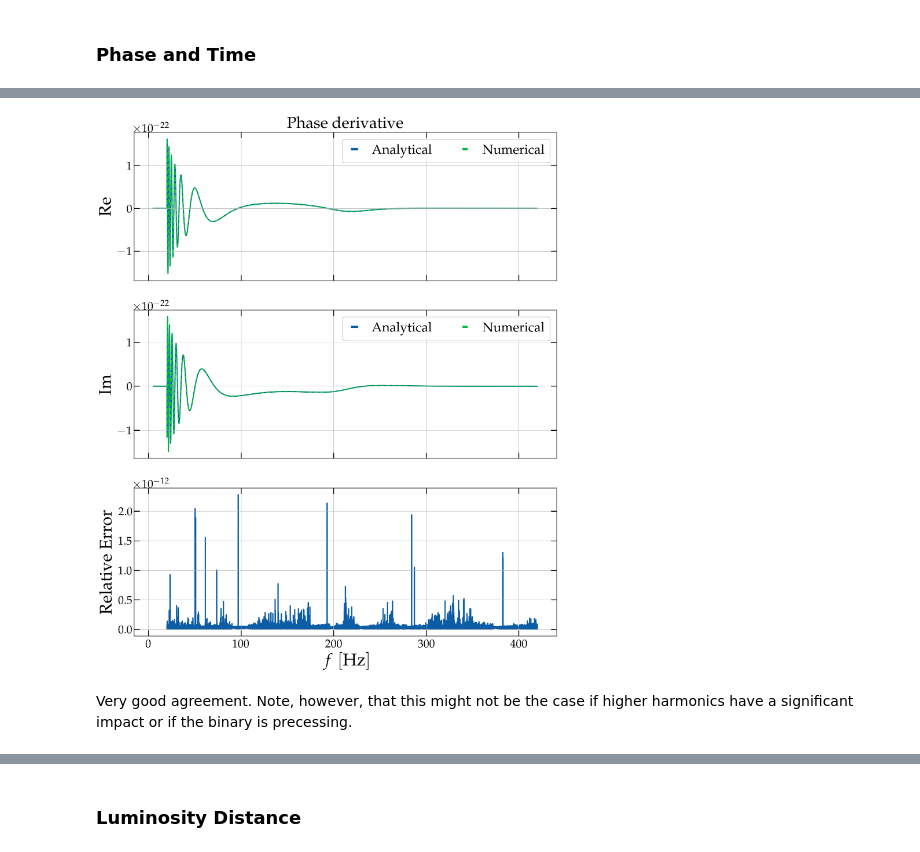
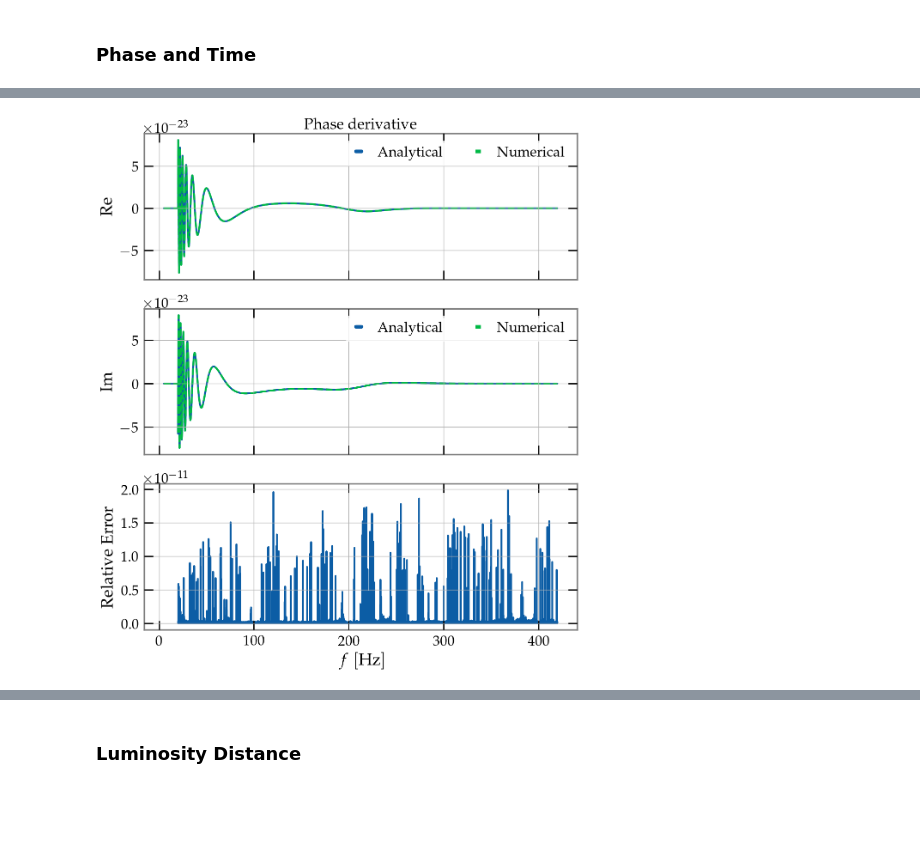
Before and after one commit to MaxMelching/gw-signal-tools, a Jupyter notebook: docs/tutorials/derivative_tests.ipynb, the cells around one changed output, grey strips where cells are left out. Cells and saved outputs as stored; diff of their text form; code cells hidden in the pictures; blank space fills up the shorter version.

```diff
--- a/docs/tutorials/derivative_tests.ipynb
+++ b/docs/tutorials/derivative_tests.ipynb
@@ -62,6 +65,8 @@ wf_params = {
     'phi_ref': 0.0 * u.rad,
     'distance': 440.0 * u.Mpc,
     'inclination': 0.0 * u.rad,
+    'time': 0.0 * u.s,
+    'phase': 0.0 * u.rad,
     'condition': 0,
 }
 
@@ -71,7 +76,7 @@ approximant = 'IMRPhenomXPHM'
 # approximant = 'SEOBNRv4'
 
 # Initialize the generator
-wf_generator = get_wf_generator(approximant)
+wf_generator = time_phase_wrapper(get_wf_generator(approximant))
 # %%
 # param_to_vary = 'total_mass'
 param_to_vary = 'chirp_mass'
@@ -326,12 +330,12 @@ Granted, the parameter impact is usually less complicated than for the other int
 ### Phase and Time
 # %%
 waveform = wf_generator(wf_params)
-ana_deriv_time = waveform * -1j * 2.0 * np.pi * waveform.frequencies
-ana_deriv_phase = waveform * 2j
 
-deriv_phase = WaveformDerivative(wf_params, 'phi_ref', wf_generator)
+# ana_deriv_time = waveform * -1j * 2.0 * np.pi * waveform.frequencies
+ana_deriv_time = WaveformDerivative(wf_params, 'time', wf_generator).deriv
 
-num_deriv_phase, info_dict_phase = deriv_phase(), deriv_phase.info
+# ana_deriv_phase = waveform * (1.0j / u.rad)
+ana_deriv_phase = WaveformDerivative(wf_params, 'phase', wf_generator).deriv
 # %% [output]
 XLAL Warning - XLALSimInspiralWaveformParamsLookupMass1 (LALSimInspiralWaveformParams.c:489): This code is currently UNREVIEWED, use with caution!
 XLAL Warning - XLALSimInspiralCheckDeterminationOfMasses (LALSimInspiralWaveformParams.c:87): This code is currently UNREVIEWED, use with caution!
@@ -352,0 +438,15 @@ XLAL Warning - XLALSimInspiralWaveformParamsLookupMassRatio (LALSimInspiralWavef
+# %%
+# We rename phase parameter in the new generator so that derivative
+# routine does not recognize it and uses analytical derivative
+def phase_deriv_gen(wf_params):
+    _wf_params = wf_params.copy()
+    _wf_params['phase'] = _wf_params.pop('phase_')
+    return wf_generator(_wf_params)
+
+
+phase_deriv_params = wf_params.copy()
+phase_deriv_params.pop('phase')
+phase_deriv_params['phase_'] = wf_params['phase']
+
+deriv_phase = WaveformDerivative(phase_deriv_params, 'phase_', phase_deriv_gen)
+num_deriv_phase, info_dict_phase = deriv_phase(), deriv_phase.info
@@ -354,7 +472,7 @@ XLAL Warning - XLALSimInspiralWaveformParamsLookupMassRatio (LALSimInspiralWavef
 f_range = [5.0 * u.Hz, 420.0 * u.Hz]
 
 
-fig, ax = plt.subplots(figsize=(20, 24), nrows=3, sharex=True)
+fig, ax = plt.subplots(figsize=(13, 15), nrows=3, sharex=True)
 
 ax[0].plot(
     ana_deriv_phase.crop(start=f_range[0], end=f_range[1]).real, label='Analytical'
@@ -363,33 +481,31 @@ ax[0].plot(
     num_deriv_phase.crop(start=f_range[0], end=f_range[1]).real, '--', label='Numerical'
 )
 
 
 ax[1].plot(
     ana_deriv_phase.crop(start=f_range[0], end=f_range[1]).imag, label='Analytical'
 )
 ax[1].plot(
     num_deriv_phase.crop(start=f_range[0], end=f_range[1]).imag, '--', label='Numerical'
 )
 
 
 ax[2].plot(
     ((ana_deriv_phase - num_deriv_phase) / ana_deriv_phase)
     .abs()
     .crop(start=f_range[0], end=f_range[1])
 )
 
 
 ax[0].legend(ncols=2)
 ax[1].legend(ncols=2)
 ax[0].set_title('Phase derivative')
 ax[0].set_ylabel('Re')
 ax[1].set_ylabel('Im')
 ax[2].set_ylabel('Relative Error')
 ax[2].set_xlabel(r'$f \; [\mathrm{Hz}]$')
 # plt.xlim(5, 100)
 
 plt.show()
 # %% [output]
-[figure, old version]
+[figure, new version]
-# %% [markdown]
-Very good agreement. Note, however, that this might not be the case if higher harmonics have a significant impact or if the binary is precessing.
```
Also changed, not shown: parts of 24 cells of this notebook.
